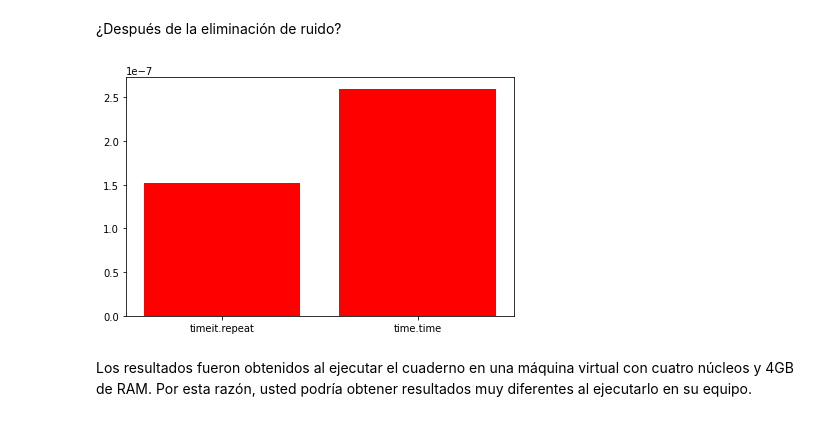
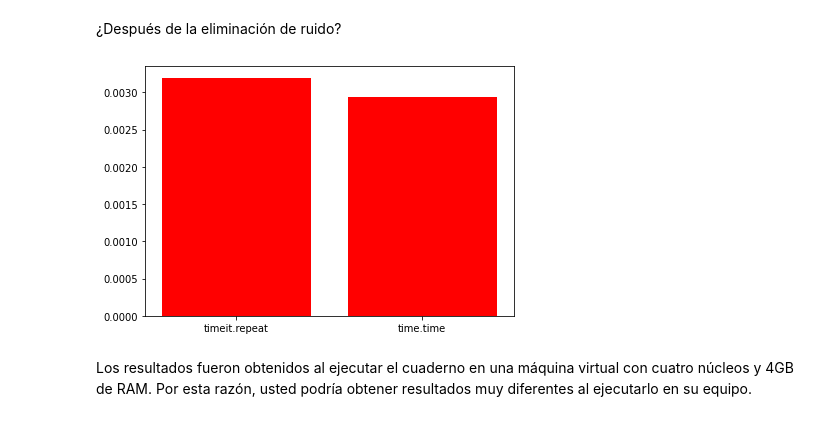
Before and after one commit to stefano-andre/sobre-python, a Jupyter notebook: python-timing.ipynb, the cells around one changed output. Saved outputs shown, nothing was run; the diff lists cells and outputs as text; code cells hidden in the pictures.

```diff
--- a/python-timing.ipynb
+++ b/python-timing.ipynb
@@ -310,7 +310,7 @@ timeit.timeit(sumar_enteros_formula,number=100)
 
 Imagine que usted desconocía que el resultado de la sumatoria era notable. Un camino alternativo, es emplear las funciones internas que proporciona el lenguaje.
 # %%
-def sumar_enteros_idiomatic(n=100_000):
+def sumar_enteros_idiomatic(n=250_000):
     return sum(range(n))
 # %%
 timeit.timeit(sumar_enteros_idiomatic,number=1)
@@ -625,12 +625,12 @@ plt.tight_layout()
 # %%
 noms = ['timeit.repeat','time.time']
 proms = [
-    statistics.mean(t0sr),
-    statistics.mean(r0sr)
+    statistics.mean(t1sr),
+    statistics.mean(r1sr)
 ]
 plt.bar(noms,proms,color='r')
 plt.tight_layout()
 # %% [output]
-[figure, old version]
+[figure, new version]
 # %% [markdown]
 Los resultados fueron obtenidos al ejecutar el cuaderno en una máquina virtual con cuatro núcleos y 4GB de RAM. Por esta razón, usted podría obtener resultados muy diferentes al ejecutarlo en su equipo.
```
Also changed, not shown: parts of 47 cells of this notebook.
